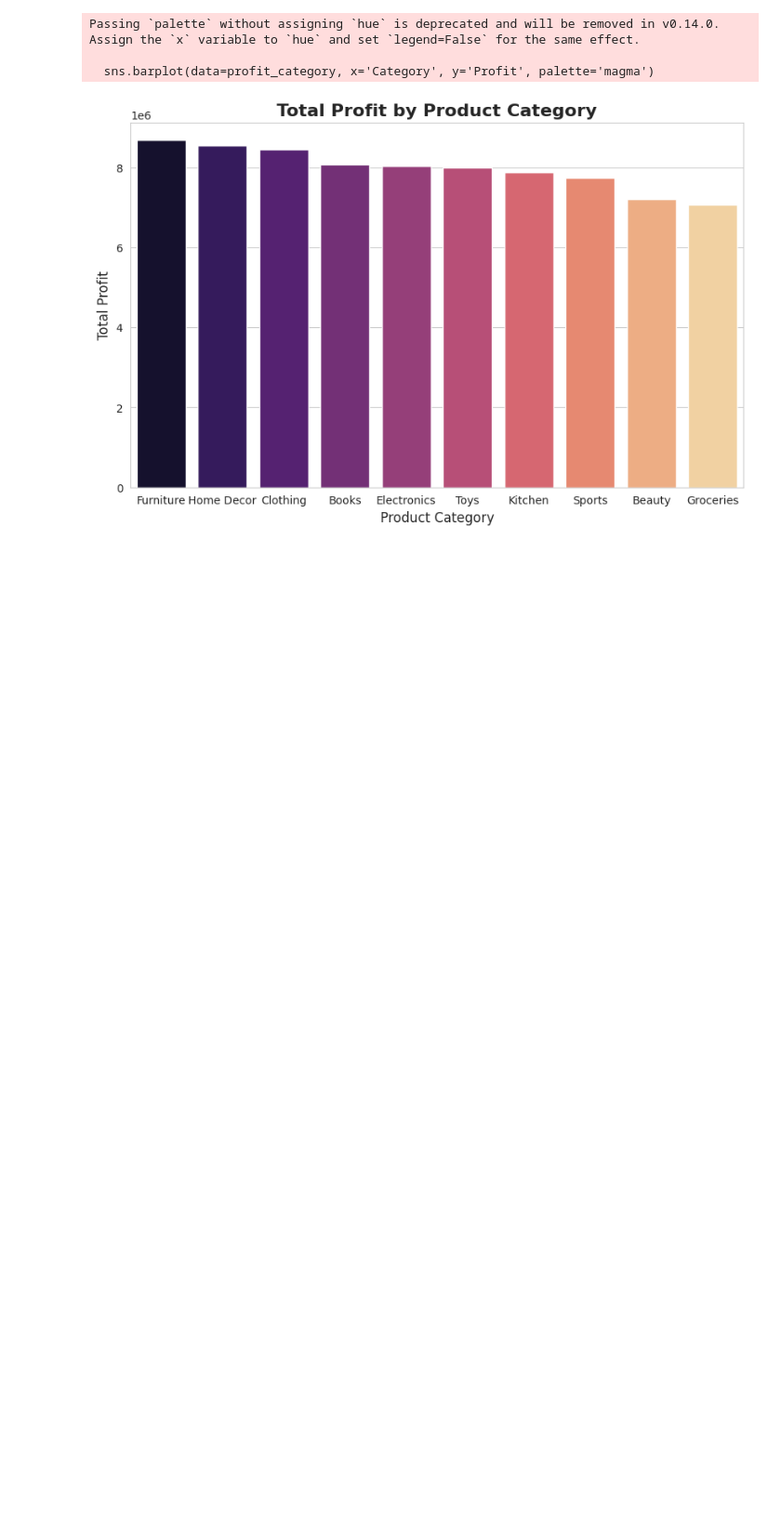
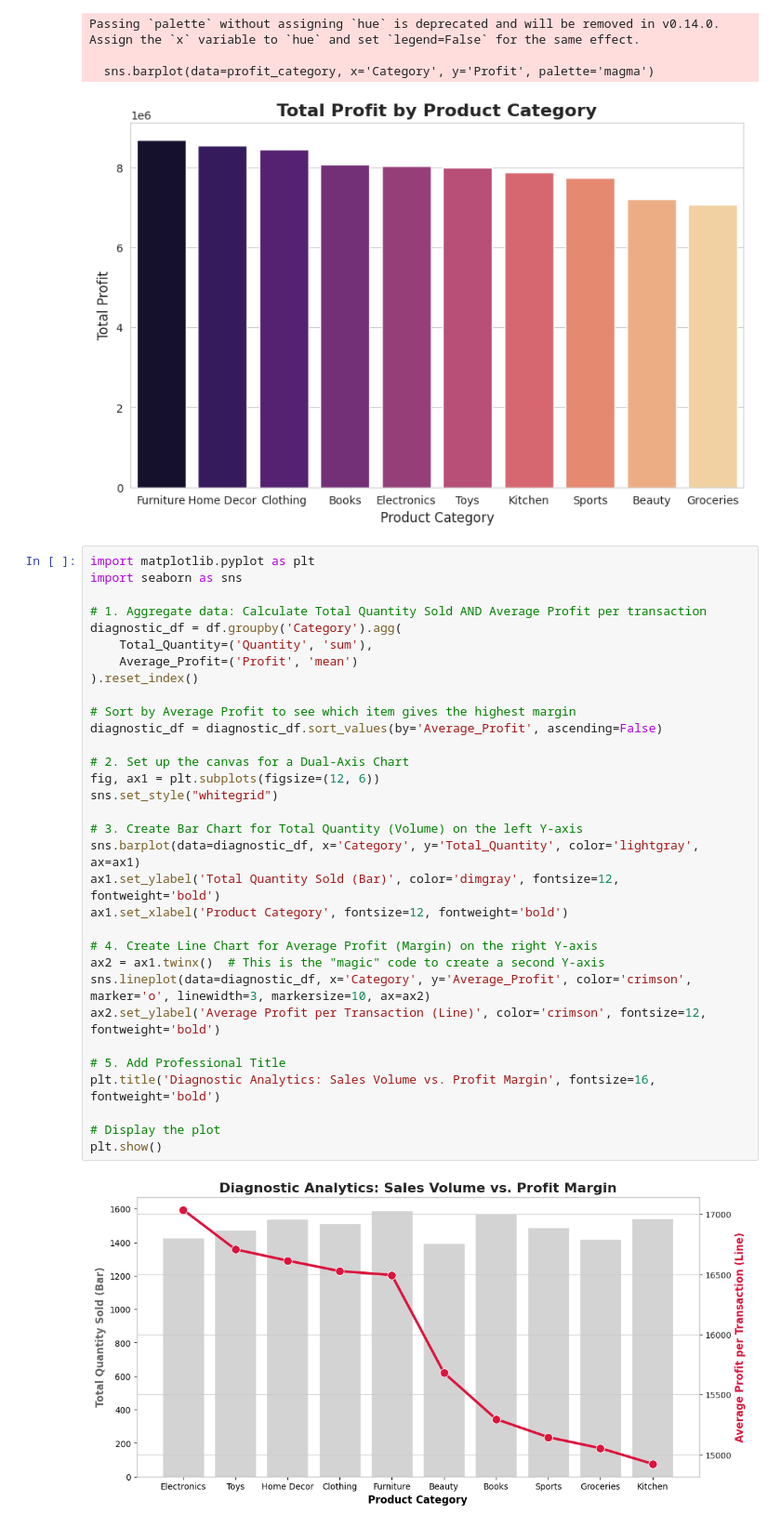
Before and after one commit to sendang-a-kinanti/Data-Analytics-Portfolio, a Jupyter notebook: E_commerce_sales.ipynb, the cells around one changed output. Shown at 93% size. Drawn from its saved outputs; the diff is of its cells as text; blank space fills up the shorter version.

```diff
--- a/E_commerce_sales.ipynb
+++ b/E_commerce_sales.ipynb
@@ -76,3 +76,37 @@ Passing `palette` without assigning `hue` is deprecated and will be removed in v
 
   sns.barplot(data=profit_category, x='Category', y='Profit', palette='magma')
 [figure]
+# %%
+import matplotlib.pyplot as plt
+import seaborn as sns
+
+# 1. Aggregate data: Calculate Total Quantity Sold AND Average Profit per transaction
+diagnostic_df = df.groupby('Category').agg(
+    Total_Quantity=('Quantity', 'sum'),
+    Average_Profit=('Profit', 'mean')
+).reset_index()
+
+# Sort by Average Profit to see which item gives the highest margin
+diagnostic_df = diagnostic_df.sort_values(by='Average_Profit', ascending=False)
+
+# 2. Set up the canvas for a Dual-Axis Chart
+fig, ax1 = plt.subplots(figsize=(12, 6))
+sns.set_style("whitegrid")
+
+# 3. Create Bar Chart for Total Quantity (Volume) on the left Y-axis
+sns.barplot(data=diagnostic_df, x='Category', y='Total_Quantity', color='lightgray', ax=ax1)
+ax1.set_ylabel('Total Quantity Sold (Bar)', color='dimgray', fontsize=12, fontweight='bold')
+ax1.set_xlabel('Product Category', fontsize=12, fontweight='bold')
+
+# 4. Create Line Chart for Average Profit (Margin) on the right Y-axis
+ax2 = ax1.twinx()  # This is the "magic" code to create a second Y-axis
+sns.lineplot(data=diagnostic_df, x='Category', y='Average_Profit', color='crimson', marker='o', linewidth=3, markersize=10, ax=ax2)
+ax2.set_ylabel('Average Profit per Transaction (Line)', color='crimson', fontsize=12, fontweight='bold')
+
+# 5. Add Professional Title
+plt.title('Diagnostic Analytics: Sales Volume vs. Profit Margin', fontsize=16, fontweight='bold')
+
+# Display the plot
+plt.show()
+# %% [output]
+[figure, added]
```
Also changed, not shown: parts of 1 cell of this notebook.
